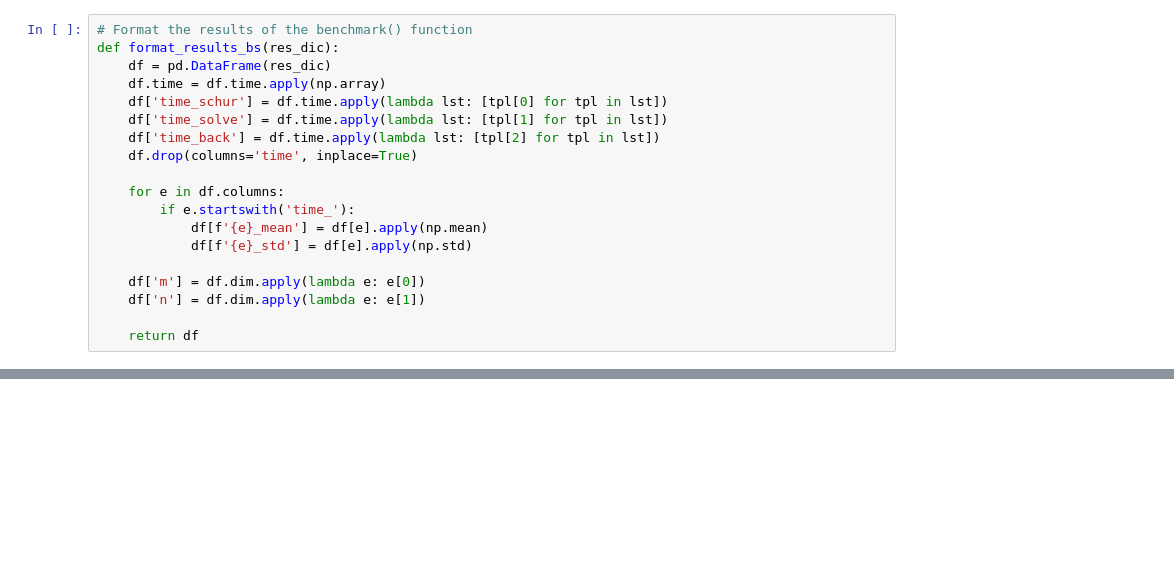
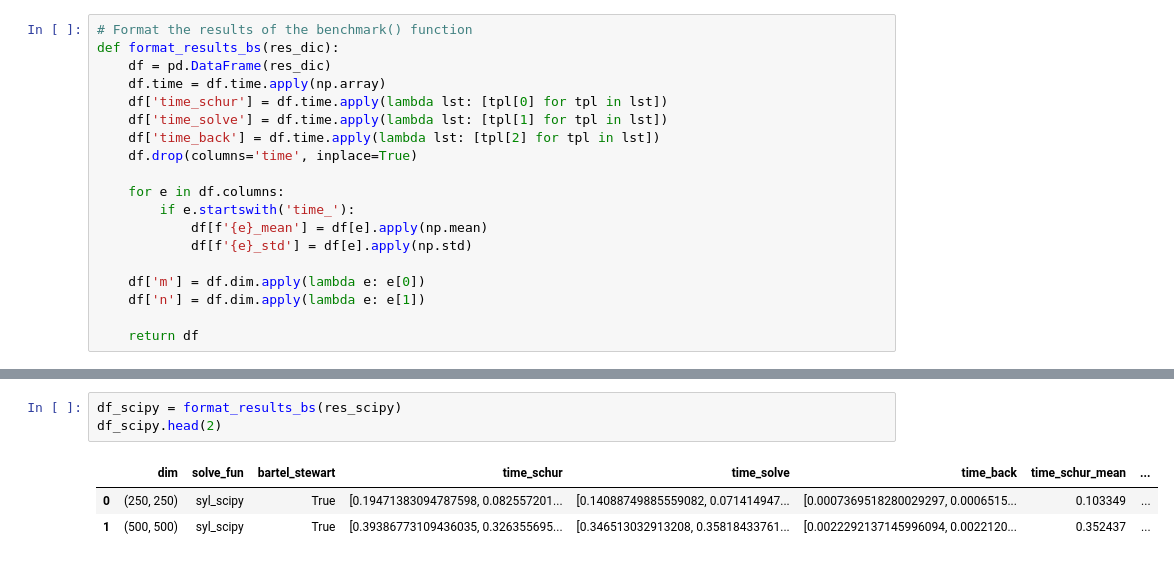
Before and after one commit to matthiaszeller/linalg-sylvester, a Jupyter notebook: 3-Benchmark-rtrgsyl.ipynb, the cells around one changed output, grey strips where cells are left out. Drawn from its saved outputs; the diff is of its cells as text; blank space fills up the shorter version.

```diff
--- a/3-Benchmark-rtrgsyl.ipynb
+++ b/3-Benchmark-rtrgsyl.ipynb
@@ -35,0 +76,7 @@ def format_results_bs(res_dic):
+# %%
+df_scipy = format_results_bs(res_scipy)
+df_scipy.head(2)
+# %% [output]
+|  | dim | solve_fun | bartel_stewart | time_schur | time_solve | time_back | time_schur_mean | ... |
+| 0 | (250, 250) | syl_scipy | True | [0.19471383094787598, 0.082557201... | [0.14088749885559082, 0.071414947... | [0.0007369518280029297, 0.0006515... | 0.103349 | ... |
+| 1 | (500, 500) | syl_scipy | True | [0.39386773109436035, 0.326355695... | [0.346513032913208, 0.35818433761... | [0.0022292137145996094, 0.0022120... | 0.352437 | ... |
```
Also changed, not shown: parts of 22 cells of this notebook, 7 other files.
